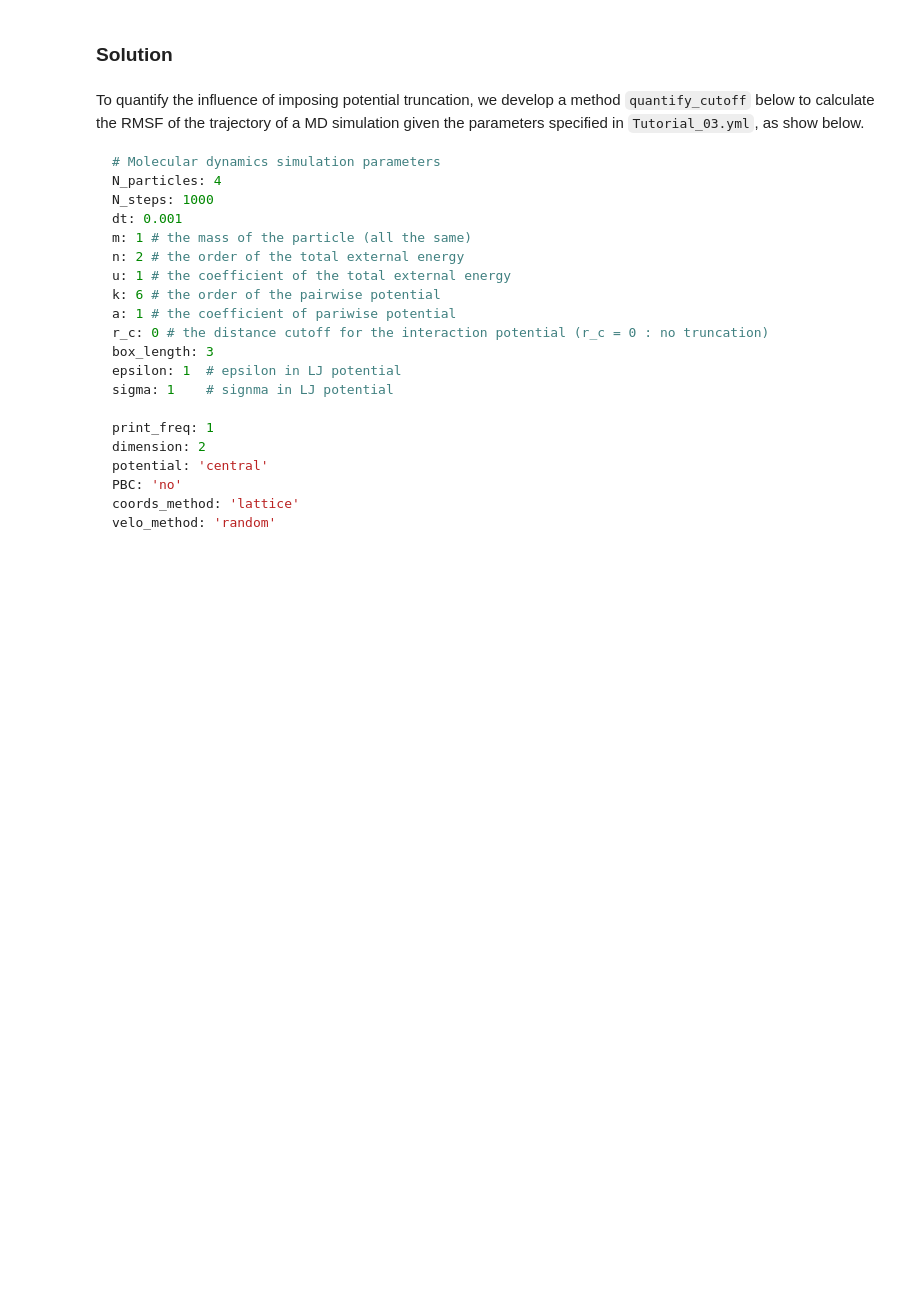
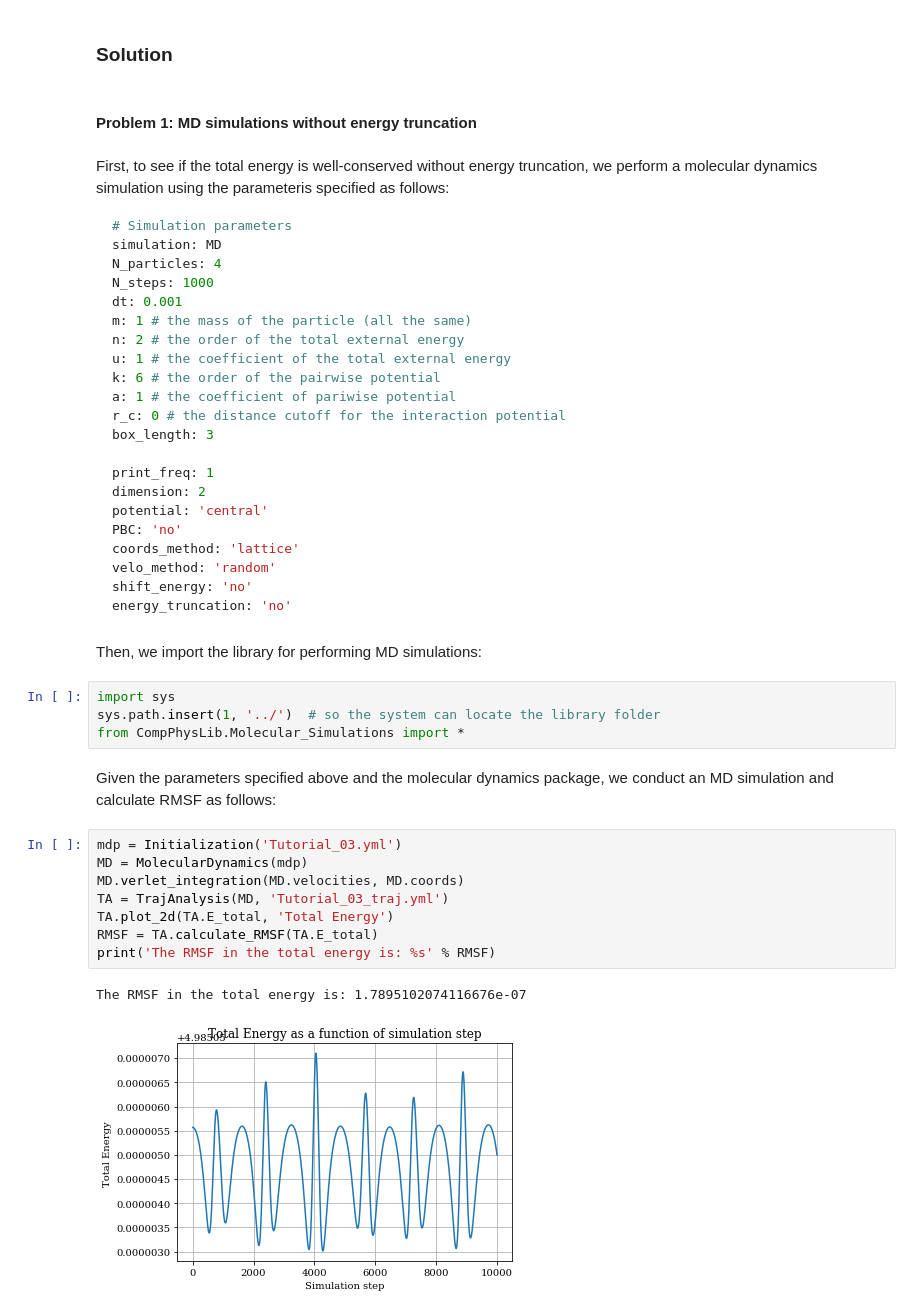
Before and after one commit to wehs7661/CompPhys, a Jupyter notebook: Tutorials/Tutorial_03.ipynb, the cells around one changed output. Drawn from its saved outputs; the diff is of its cells as text; blank space fills up the shorter version.

````diff
--- a/Tutorials/Tutorial_03.ipynb
+++ b/Tutorials/Tutorial_03.ipynb
@@ -40,10 +40,13 @@ $$
 Now repeat this simulation for various values of $r_c$. Plot $E$ as a function of $t$ and measure $\langle \delta E^2 \rangle^{1/2} / \langle E \rangle$ for each value of $r_c$. What impact does potential truncation have on energy conservation? Does imposing an interaction cutoff lead to long-term energy drift?
 # %% [markdown]
 ### Solution
+# %% [markdown]
+#### Problem 1: MD simulations without energy truncation
 # %% [markdown]
-To quantify the influence of imposing potential truncation, we develop a method `quantify_cutoff` below to calculate the RMSF of the trajectory of a MD simulation given the parameters specified in `Tutorial_03.yml`, as show below.
+First, to see if the total energy is well-conserved without energy truncation, we perform a molecular dynamics simulation using the parameteris specified as follows:
 ```yml
-# Molecular dynamics simulation parameters
+# Simulation parameters
+simulation: MD
 N_particles: 4
 N_steps: 1000
 dt: 0.001
@@ -52,10 +55,8 @@ n: 2 # the order of the total external energy
 u: 1 # the coefficient of the total external energy
 k: 6 # the order of the pairwise potential
 a: 1 # the coefficient of pariwise potential
-r_c: 0 # the distance cutoff for the interaction potential (r_c = 0 : no truncation)
+r_c: 0 # the distance cutoff for the interaction potential
 box_length: 3
-epsilon: 1  # epsilon in LJ potential
-sigma: 1    # signma in LJ potential
 
 print_freq: 1
 dimension: 2
@@ -63,4 +64,25 @@ potential: 'central'
 PBC: 'no'
 coords_method: 'lattice'
 velo_method: 'random'
+shift_energy: 'no'
+energy_truncation: 'no'
 ```
+# %% [markdown]
+Then, we import the library for performing MD simulations:
+# %%
+import sys
+sys.path.insert(1, '../')  # so the system can locate the library folder
+from CompPhysLib.Molecular_Simulations import *
+# %% [markdown]
+Given the parameters specified above and the molecular dynamics package, we conduct an MD simulation and calculate RMSF as follows:
+# %%
+mdp = Initialization('Tutorial_03.yml')
+MD = MolecularDynamics(mdp)
+MD.verlet_integration(MD.velocities, MD.coords)
+TA = TrajAnalysis(MD, 'Tutorial_03_traj.yml')
+TA.plot_2d(TA.E_total, 'Total Energy')
+RMSF = TA.calculate_RMSF(TA.E_total)
+print('The RMSF in the total energy is: %s' % RMSF)
+# %% [output]
+The RMSF in the total energy is: 1.7895102074116676e-07
+[figure, added]
````
Also changed, not shown: parts of 11 cells of this notebook, 14 other files.
